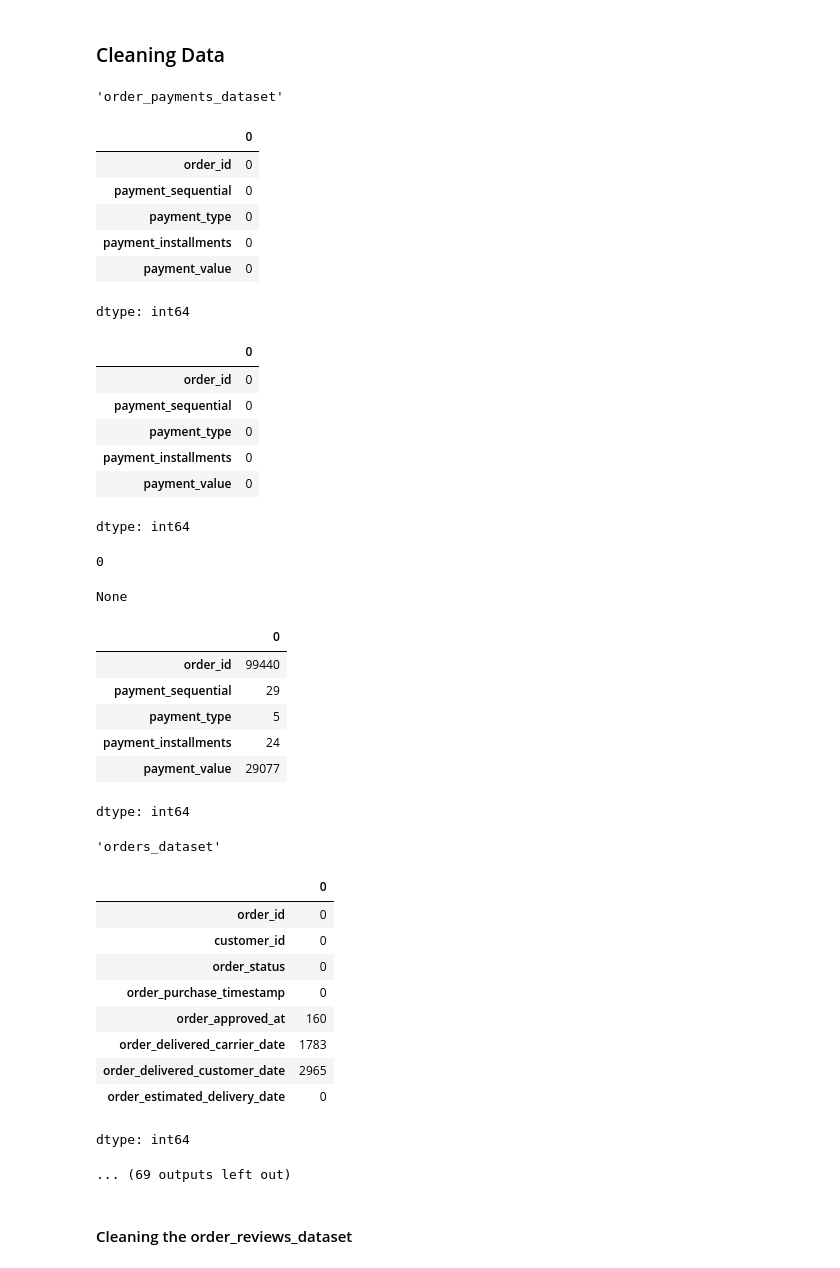
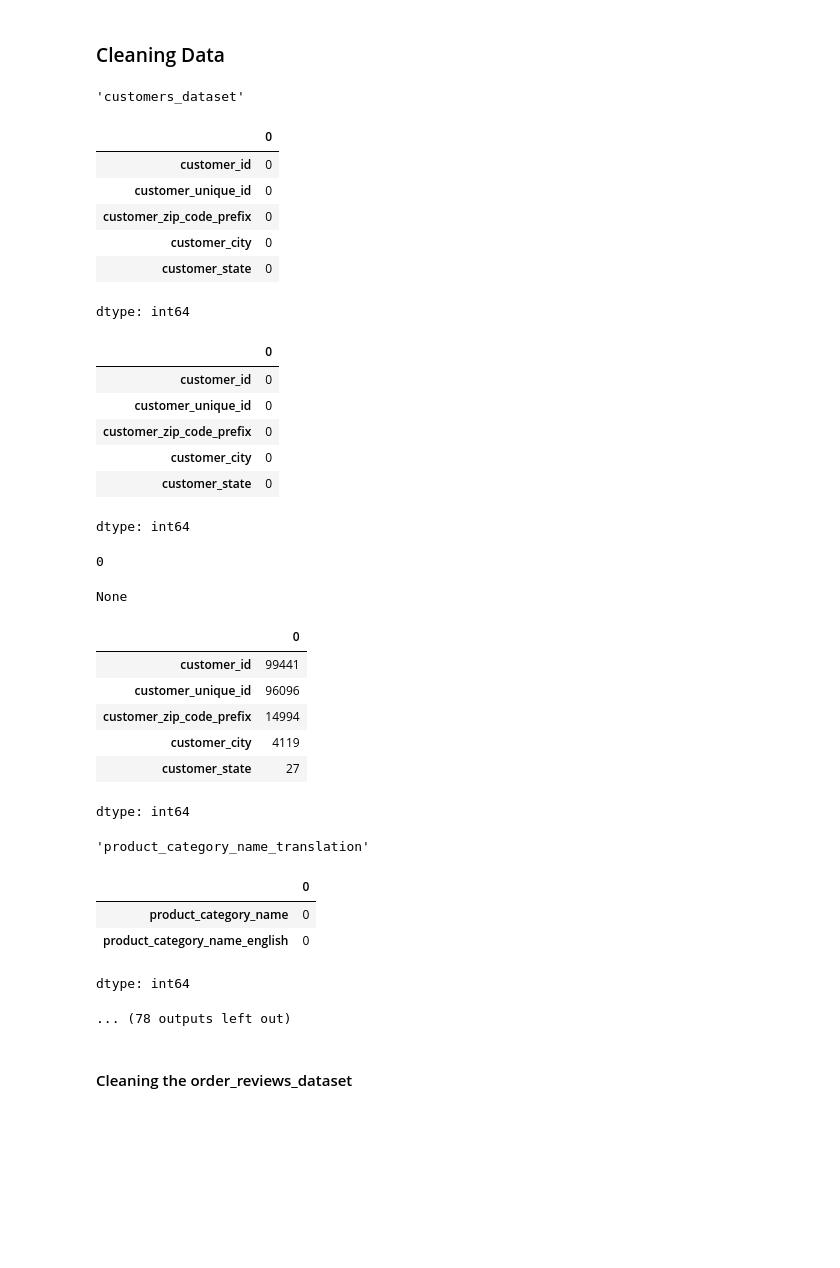
Before and after one commit to AdySU22/Submission_DicodingxBangkit_Data_Analytics, a Jupyter notebook: Proyek_Analisis_Data.ipynb, the cells around one changed output. Saved outputs shown, nothing was run; the diff lists cells and outputs as text; code cells hidden in the pictures; blank space fills up the shorter version.

```diff
--- a/Proyek_Analisis_Data.ipynb
+++ b/Proyek_Analisis_Data.ipynb
@@ -72,7 +72,7 @@ drive.mount('/content/drive')
 Mounted at /content/drive
 # %%
 dataframes: dict[str, pd.DataFrame] = {}
-for file_path in Path("/content/drive/MyDrive/Submission_DicodingxBangkit_Data_Analytics/Data").glob("*.csv"):
+for file_path in Path("/content/drive/MyDrive/data").glob("*.csv"):
     dataframes[file_path.with_suffix("").name] = pd.read_csv(file_path)
 
 for name, dataframe in dataframes.items():
@@ -127,7 +127,7 @@ for name, dataframe in dataframes.items():
 ### Assessing Data
 # %%
 dataframes: dict[str, pd.DataFrame] = {}
-for file_path in Path("/content/drive/MyDrive/Submission_DicodingxBangkit_Data_Analytics/Data").glob("*.csv"):
+for file_path in Path("/content/drive/MyDrive/data").glob("*.csv"):
     dataframes[file_path.with_suffix("").name] = pd.read_csv(file_path)
 
 for name, dataframe in dataframes.items():
@@ -229,55 +214,49 @@ The geolocation_dataset includes over 1,000,163 entries mapping locations across
 ### Cleaning Data
 # %%
 dataframes: dict[str, pd.DataFrame] = {}
-for file_path in Path("/content/drive/MyDrive/Submission_DicodingxBangkit_Data_Analytics/Data").glob("*.csv"):
+for file_path in Path("/content/drive/MyDrive/data").glob("*.csv"):
     dataframes[file_path.with_suffix("").name] = pd.read_csv(file_path)
 
 for name, dataframe in dataframes.items():
     display(name)
     display(dataframe.isna().sum())
     display(dataframe.isnull().sum())
     display(dataframe.duplicated().sum())
     display(dataframe.drop_duplicates(inplace=True))
     display(dataframe.nunique())
 
     print("\n")
 # %% [output]
-'order_payments_dataset'
+'customers_dataset'
 |  | 0 |
-| order_id | 0 |
-| payment_sequential | 0 |
-| payment_type | 0 |
-| payment_installments | 0 |
-| payment_value | 0 |
+| customer_id | 0 |
+| customer_unique_id | 0 |
+| customer_zip_code_prefix | 0 |
+| customer_city | 0 |
+| customer_state | 0 |
 dtype: int64
 |  | 0 |
-| order_id | 0 |
-| payment_sequential | 0 |
-| payment_type | 0 |
-| payment_installments | 0 |
-| payment_value | 0 |
+| customer_id | 0 |
+| customer_unique_id | 0 |
+| customer_zip_code_prefix | 0 |
+| customer_city | 0 |
+| customer_state | 0 |
 dtype: int64
 0
 None
 |  | 0 |
-| order_id | 99440 |
-| payment_sequential | 29 |
-| payment_type | 5 |
-| payment_installments | 24 |
-| payment_value | 29077 |
+| customer_id | 99441 |
+| customer_unique_id | 96096 |
+| customer_zip_code_prefix | 14994 |
+| customer_city | 4119 |
+| customer_state | 27 |
 dtype: int64
-'orders_dataset'
+'product_category_name_translation'
 |  | 0 |
-| order_id | 0 |
-| customer_id | 0 |
-| order_status | 0 |
-| order_purchase_timestamp | 0 |
-| order_approved_at | 160 |
-| order_delivered_carrier_date | 1783 |
-| order_delivered_customer_date | 2965 |
-| order_estimated_delivery_date | 0 |
+| product_category_name | 0 |
+| product_category_name_english | 0 |
 dtype: int64
-... (69 outputs left out)
+... (78 outputs left out)
 # %% [markdown]
 #### Cleaning the order_reviews_dataset
 # %%
```
Also changed, not shown: parts of 11 cells of this notebook, 1 other file.
